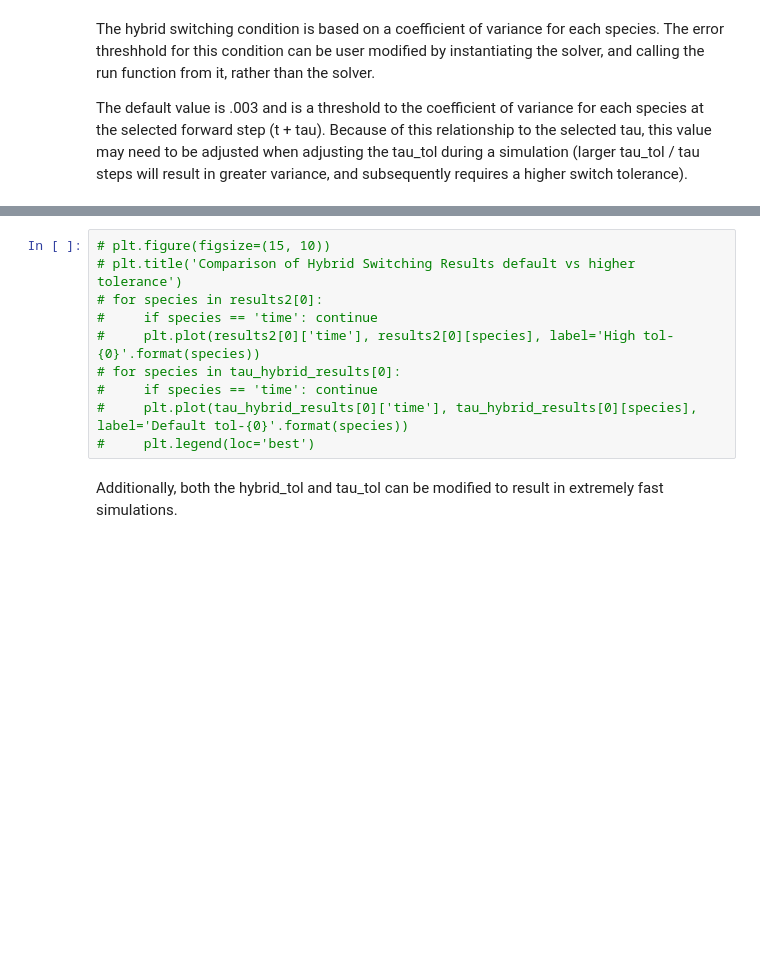
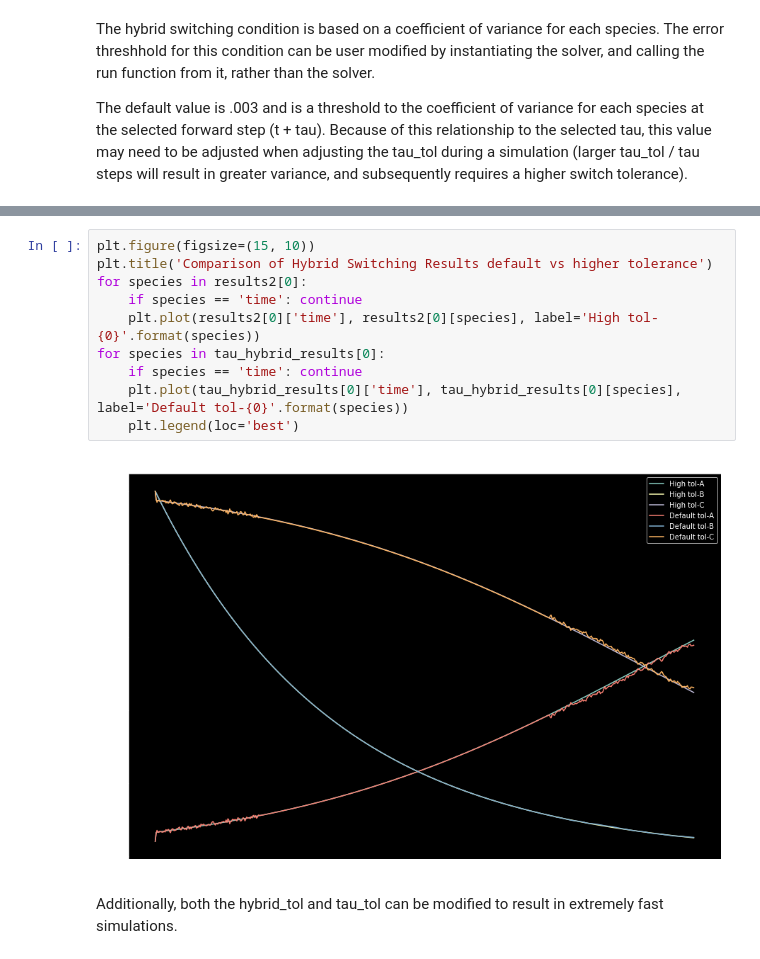
Before and after one commit to StochSS/GillesPy2, a Jupyter notebook: examples/AdvancedExamples/Hybrid/hybrid_switching_example.ipynb, the cells around one changed output, grey strips where cells are left out. Drawn from its saved outputs; the diff is of its cells as text; blank space fills up the shorter version.

```diff
--- a/examples/AdvancedExamples/Hybrid/hybrid_switching_example.ipynb
+++ b/examples/AdvancedExamples/Hybrid/hybrid_switching_example.ipynb
@@ -82,13 +95,15 @@ The default value is .003 and is a threshold to the coefficient of variance for
 # %%
-# plt.figure(figsize=(15, 10))
-# plt.title('Comparison of Hybrid Switching Results default vs higher tolerance')
-# for species in results2[0]:
-#     if species == 'time': continue
-#     plt.plot(results2[0]['time'], results2[0][species], label='High tol-{0}'.format(species))
-# for species in tau_hybrid_results[0]:
-#     if species == 'time': continue
-#     plt.plot(tau_hybrid_results[0]['time'], tau_hybrid_results[0][species], label='Default tol-{0}'.format(species))
-#     plt.legend(loc='best')
+plt.figure(figsize=(15, 10))
+plt.title('Comparison of Hybrid Switching Results default vs higher tolerance')
+for species in results2[0]:
+    if species == 'time': continue
+    plt.plot(results2[0]['time'], results2[0][species], label='High tol-{0}'.format(species))
+for species in tau_hybrid_results[0]:
+    if species == 'time': continue
+    plt.plot(tau_hybrid_results[0]['time'], tau_hybrid_results[0][species], label='Default tol-{0}'.format(species))
+    plt.legend(loc='best')
+# %% [output]
+[figure, added]
 # %% [markdown]
 Additionally, both the hybrid_tol and tau_tol can be modified to result in extremely fast simulations.
 # %%
```
Also changed, not shown: parts of 10 cells of this notebook, 9 other files.
